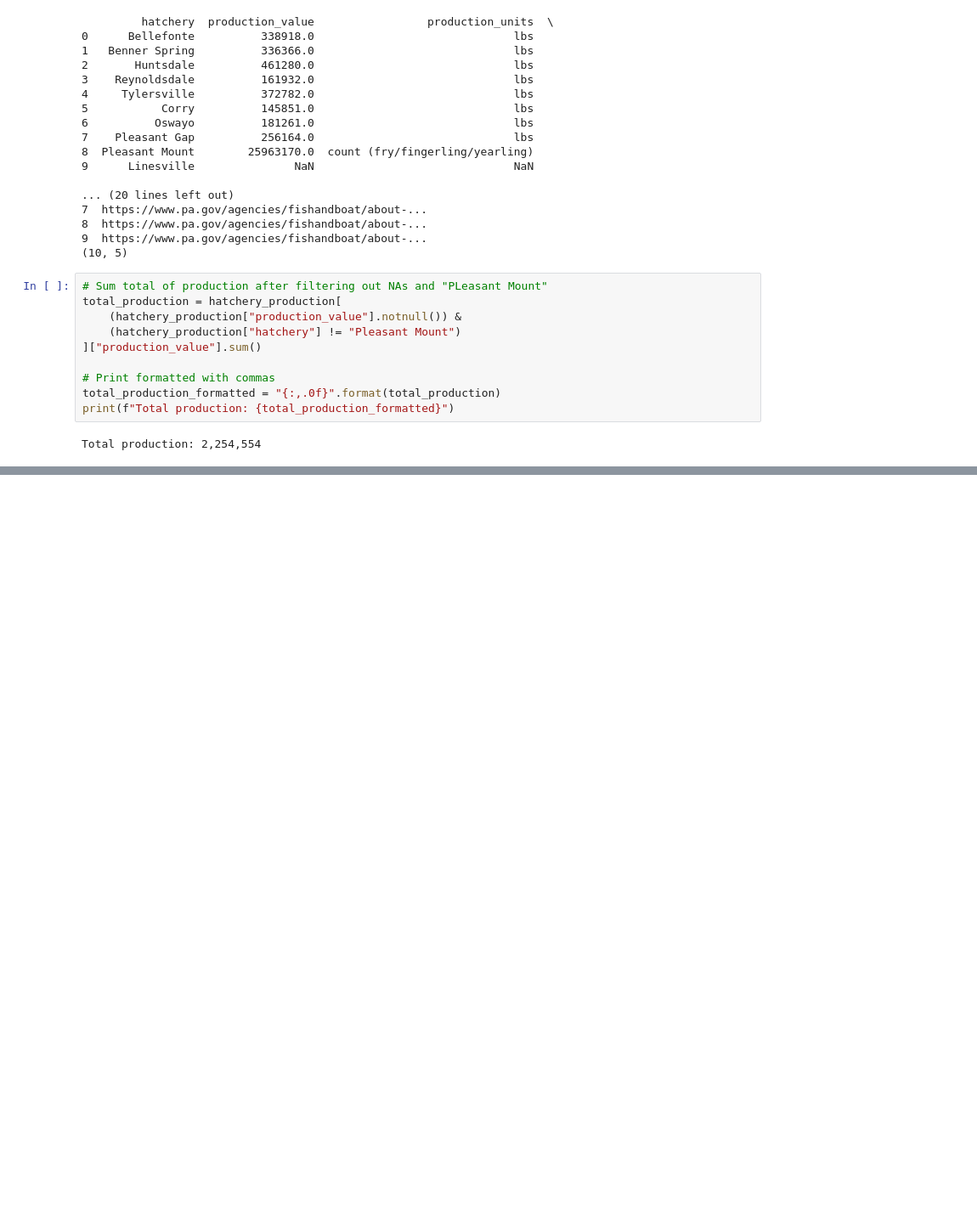
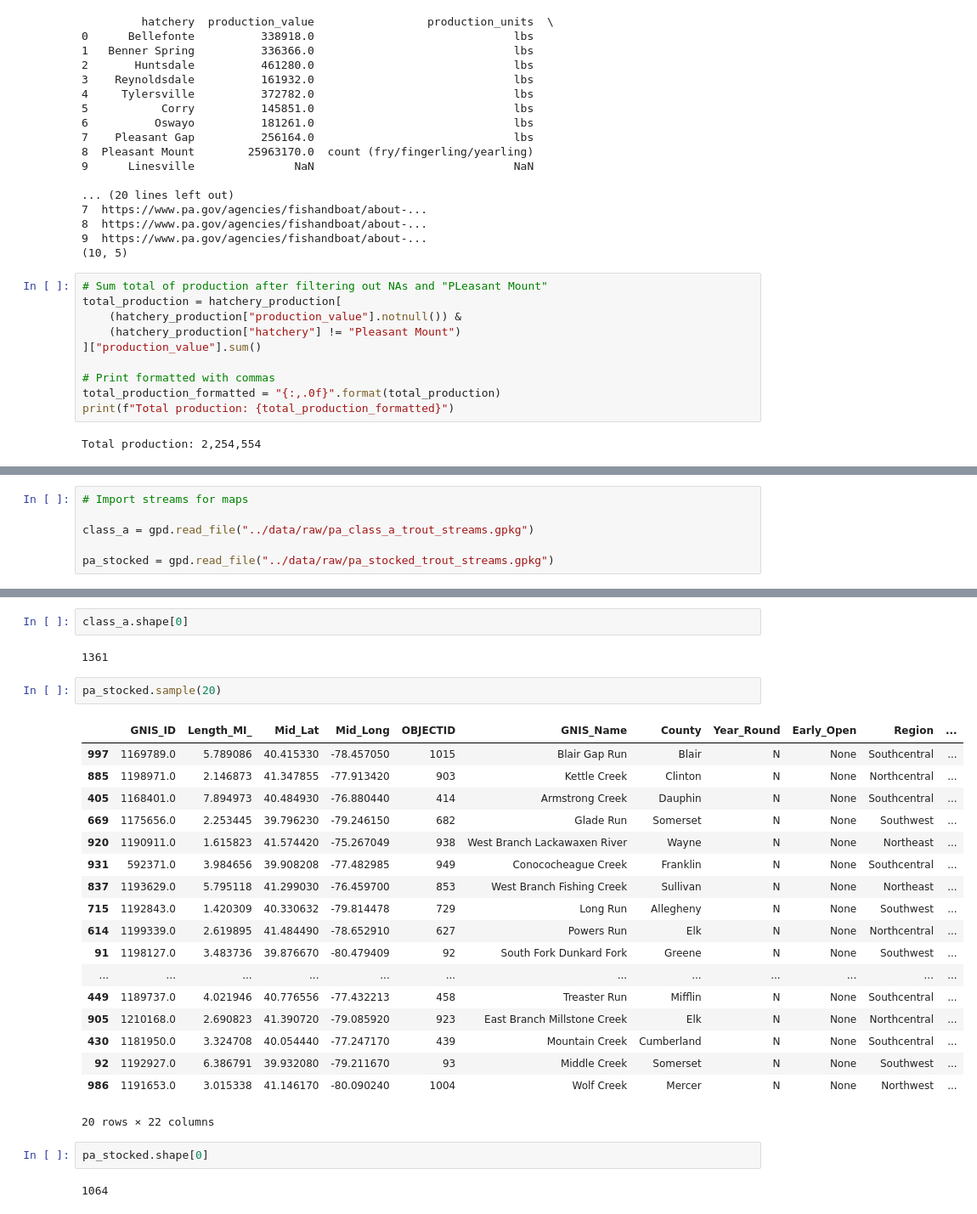
Before and after one commit to LoydGC/Troutimization-Project, a Jupyter notebook: notebooks/01_data_prep.ipynb, the cells around one changed output, grey strips where cells are left out. Shown at 85% size. Cells and saved outputs as stored; diff of their text form; blank space fills up the shorter version.

```diff
--- a/notebooks/01_data_prep.ipynb
+++ b/notebooks/01_data_prep.ipynb
@@ -222,0 +232,6 @@ Total production: 2,254,554
+# %%
+# Import streams for maps
+
+class_a = gpd.read_file("../data/raw/pa_class_a_trout_streams.gpkg")
+
+pa_stocked = gpd.read_file("../data/raw/pa_stocked_trout_streams.gpkg")
@@ -222,0 +259,29 @@ Total production: 2,254,554
+# %%
+class_a.shape[0]
+# %% [output]
+1361
+# %%
+pa_stocked.sample(20)
+# %% [output]
+|  | GNIS_ID | Length_MI_ | Mid_Lat | Mid_Long | OBJECTID | GNIS_Name | County | Year_Round | Early_Open | Region | ... |
+| 997 | 1169789.0 | 5.789086 | 40.415330 | -78.457050 | 1015 | Blair Gap Run | Blair | N | None | Southcentral | ... |
+| 885 | 1198971.0 | 2.146873 | 41.347855 | -77.913420 | 903 | Kettle Creek | Clinton | N | None | Northcentral | ... |
+| 405 | 1168401.0 | 7.894973 | 40.484930 | -76.880440 | 414 | Armstrong Creek | Dauphin | N | None | Southcentral | ... |
+| 669 | 1175656.0 | 2.253445 | 39.796230 | -79.246150 | 682 | Glade Run | Somerset | N | None | Southwest | ... |
+| 920 | 1190911.0 | 1.615823 | 41.574420 | -75.267049 | 938 | West Branch Lackawaxen River | Wayne | N | None | Northeast | ... |
+| 931 | 592371.0 | 3.984656 | 39.908208 | -77.482985 | 949 | Conococheague Creek | Franklin | N | None | Southcentral | ... |
+| 837 | 1193629.0 | 5.795118 | 41.299030 | -76.459700 | 853 | West Branch Fishing Creek | Sullivan | N | None | Northeast | ... |
+| 715 | 1192843.0 | 1.420309 | 40.330632 | -79.814478 | 729 | Long Run | Allegheny | N | None | Southwest | ... |
+| 614 | 1199339.0 | 2.619895 | 41.484490 | -78.652910 | 627 | Powers Run | Elk | N | None | Northcentral | ... |
+| 91 | 1198127.0 | 3.483736 | 39.876670 | -80.479409 | 92 | South Fork Dunkard Fork | Greene | N | None | Southwest | ... |
+| ... | ... | ... | ... | ... | ... | ... | ... | ... | ... | ... | ... |
+| 449 | 1189737.0 | 4.021946 | 40.776556 | -77.432213 | 458 | Treaster Run | Mifflin | N | None | Southcentral | ... |
+| 905 | 1210168.0 | 2.690823 | 41.390720 | -79.085920 | 923 | East Branch Millstone Creek | Elk | N | None | Northcentral | ... |
+| 430 | 1181950.0 | 3.324708 | 40.054440 | -77.247170 | 439 | Mountain Creek | Cumberland | N | None | Southcentral | ... |
+| 92 | 1192927.0 | 6.386791 | 39.932080 | -79.211670 | 93 | Middle Creek | Somerset | N | None | Southwest | ... |
+| 986 | 1191653.0 | 3.015338 | 41.146170 | -80.090240 | 1004 | Wolf Creek | Mercer | N | None | Northwest | ... |
+20 rows × 22 columns
+# %%
+pa_stocked.shape[0]
+# %% [output]
+1064
```
Also changed, not shown: parts of 5 cells of this notebook, 5 other files.
